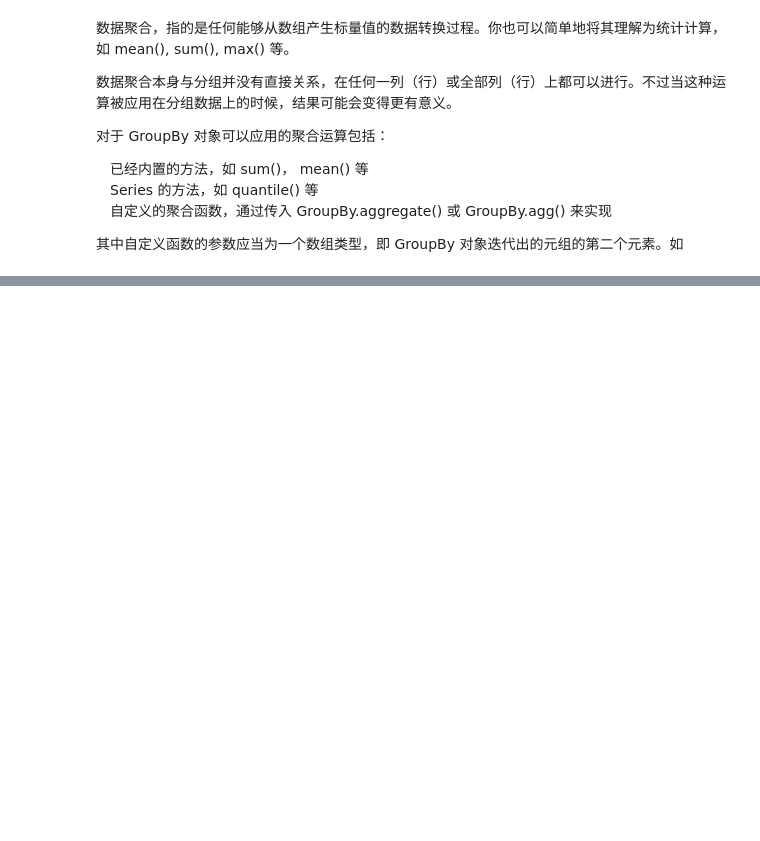
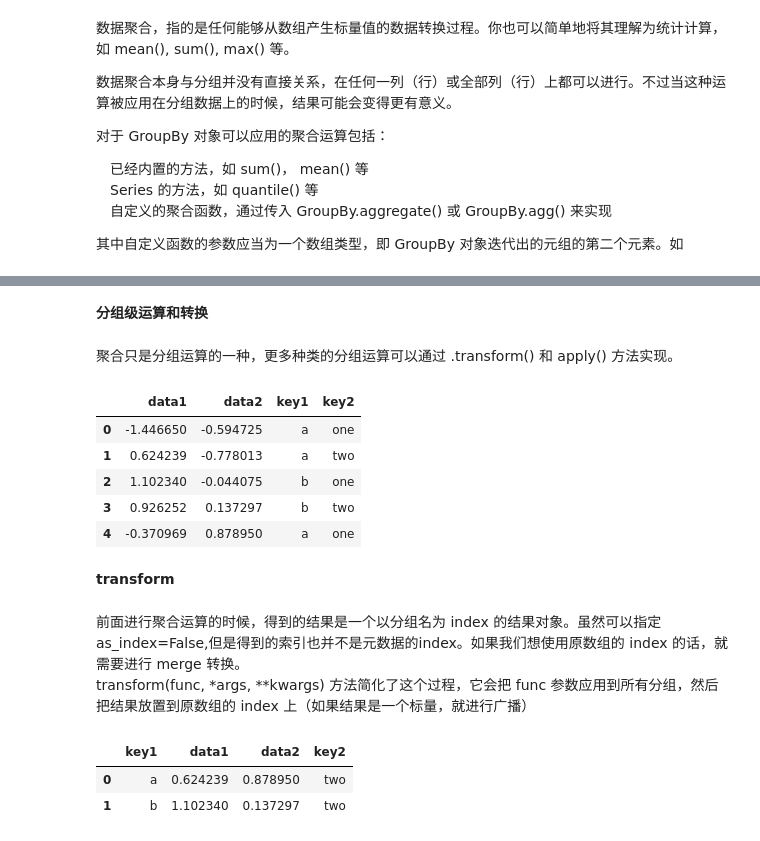
Before and after one commit to Rica123/pandas, a Jupyter notebook: notes/10Pandas之数据分组和聚合.ipynb, the cells around one changed output, grey strips where cells are left out. Drawn from its saved outputs; the diff is of its cells as text; code cells hidden in the pictures; blank space fills up the shorter version.

```diff
--- a/notes/10Pandas之数据分组和聚合.ipynb
+++ b/notes/10Pandas之数据分组和聚合.ipynb
@@ -154,0 +251,24 @@ df.groupby(level='a').mean()
+# %% [markdown]
+<b>分组级运算和转换</b>
+# %% [markdown]
+聚合只是分组运算的一种，更多种类的分组运算可以通过 .transform() 和 apply() 方法实现。
+# %%
+df
+# %% [output]
+|  | data1 | data2 | key1 | key2 |
+| 0 | -1.446650 | -0.594725 | a | one |
+| 1 | 0.624239 | -0.778013 | a | two |
+| 2 | 1.102340 | -0.044075 | b | one |
+| 3 | 0.926252 | 0.137297 | b | two |
+| 4 | -0.370969 | 0.878950 | a | one |
+# %% [markdown]
+<b>transform</b>
+# %% [markdown]
+前面进行聚合运算的时候，得到的结果是一个以分组名为 index 的结果对象。虽然可以指定as_index=False,但是得到的索引也并不是元数据的index。如果我们想使用原数组的 index 的话，就需要进行 merge 转换。
+transform(func, *args, **kwargs) 方法简化了这个过程，它会把 func 参数应用到所有分组，然后把结果放置到原数组的 index 上（如果结果是一个标量，就进行广播）
+# %%
+df.groupby('key1',as_index=False).agg('max')
+# %% [output]
+|  | key1 | data1 | data2 | key2 |
+| 0 | a | 0.624239 | 0.878950 | two |
+| 1 | b | 1.102340 | 0.137297 | two |
```
Also changed, not shown: parts of 33 cells of this notebook.
